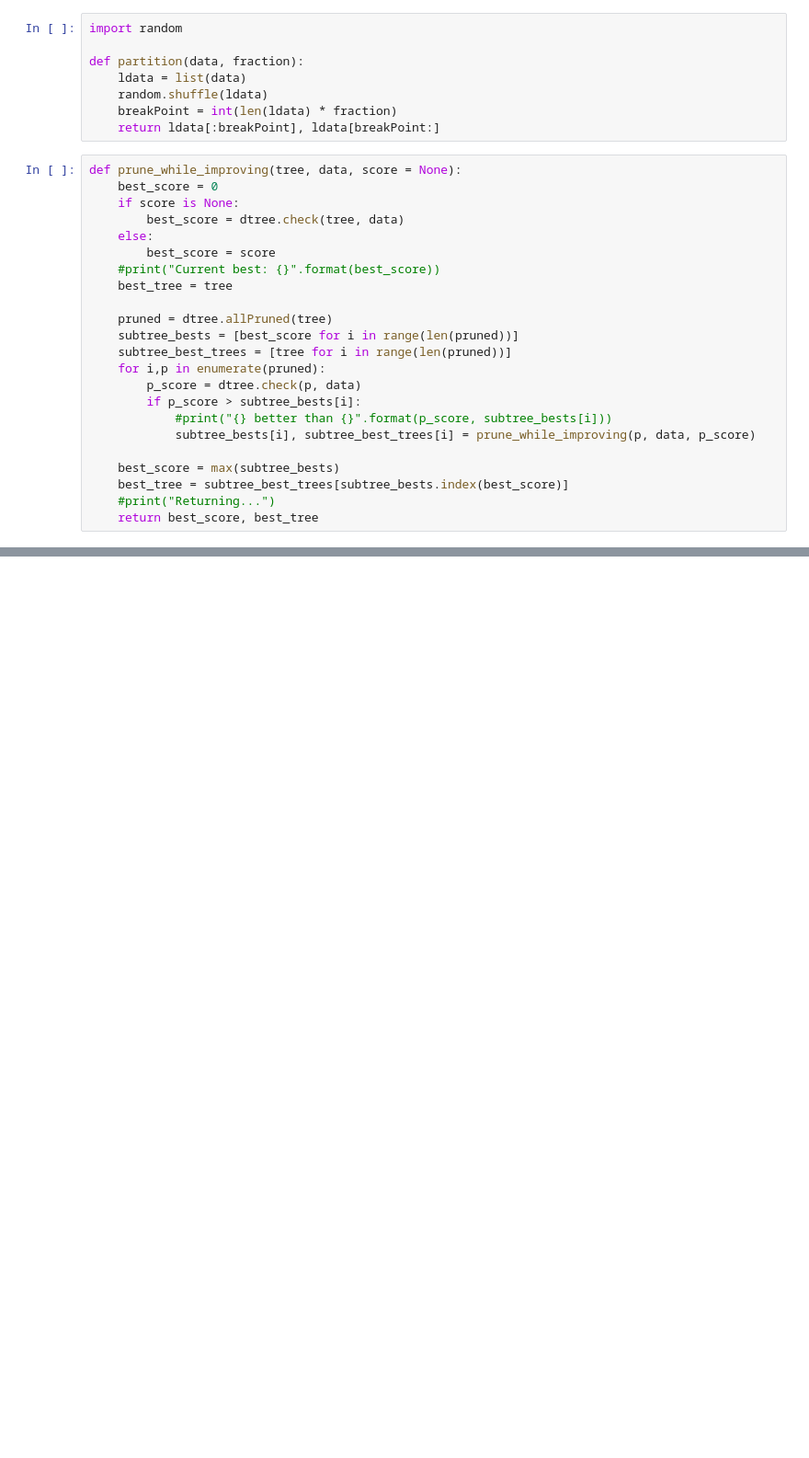
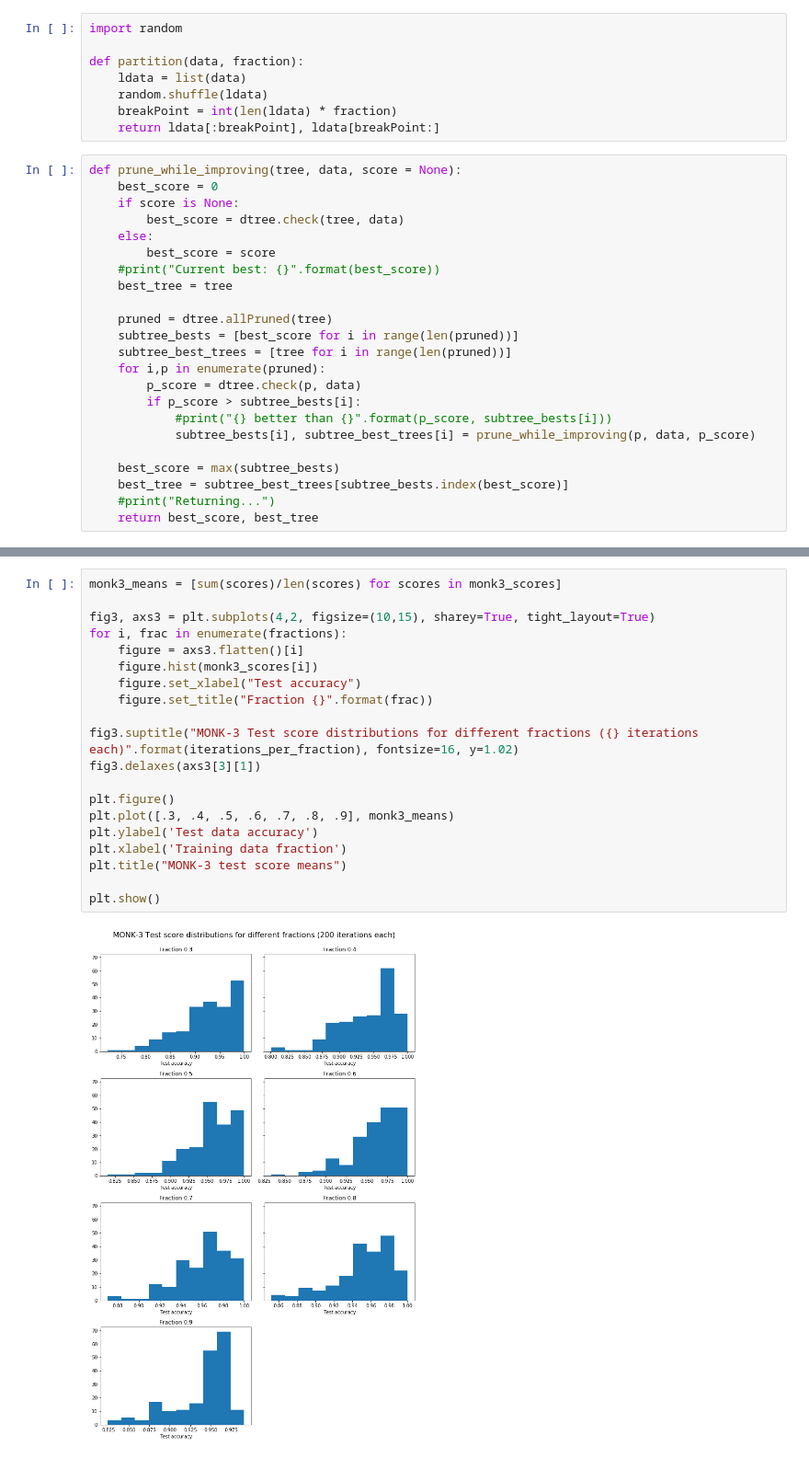
Before and after one commit to navidfarhadi/KTH-DD2421-Machine-Learning, a Jupyter notebook: Lab 1/lab1.ipynb, the cells around one changed output, grey strips where cells are left out. Shown: that part at 92% size. Cells and saved outputs as stored; diff of their text form; blank space fills up the shorter version.

```diff
--- a/Lab 1/lab1.ipynb
+++ b/Lab 1/lab1.ipynb
@@ -220,0 +250,22 @@ Average test score from pruning for fraction 0.9: 0.9397222222222222
+# %%
+monk3_means = [sum(scores)/len(scores) for scores in monk3_scores]
+
+fig3, axs3 = plt.subplots(4,2, figsize=(10,15), sharey=True, tight_layout=True)
+for i, frac in enumerate(fractions):
+    figure = axs3.flatten()[i]
+    figure.hist(monk3_scores[i])
+    figure.set_xlabel("Test accuracy")
+    figure.set_title("Fraction {}".format(frac))
+
+fig3.suptitle("MONK-3 Test score distributions for different fractions ({} iterations each)".format(iterations_per_fraction), fontsize=16, y=1.02)
+fig3.delaxes(axs3[3][1])
+
+plt.figure()
+plt.plot([.3, .4, .5, .6, .7, .8, .9], monk3_means)
+plt.ylabel('Test data accuracy')
+plt.xlabel('Training data fraction')
+plt.title("MONK-3 test score means")
+
+plt.show()
+# %% [output]
+[figure, added]
```
Also changed, not shown: parts of 5 cells of this notebook.
